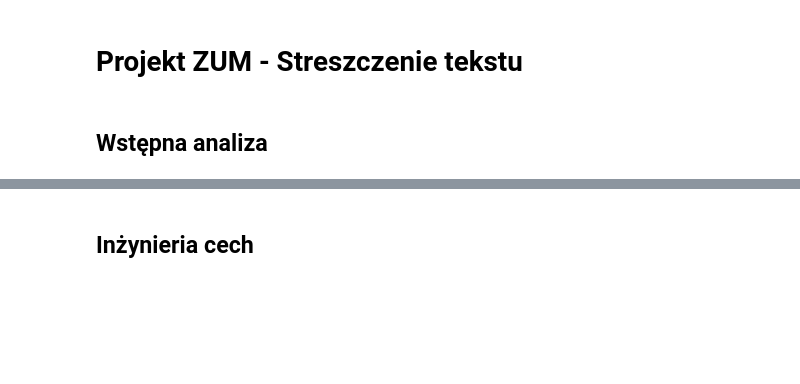
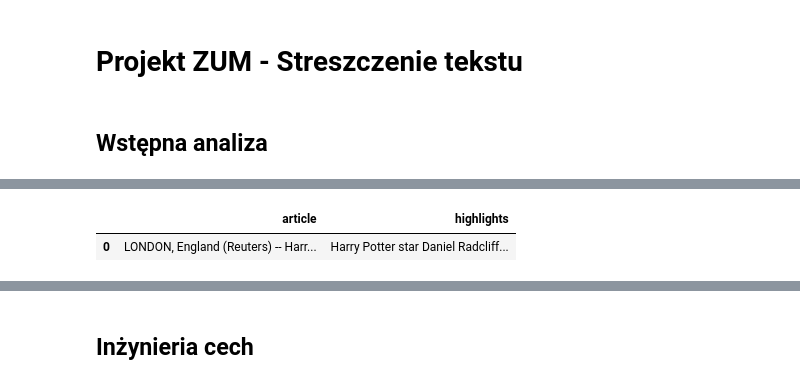
Before and after one commit to s30216/ZUM_projekt_streszczenie_tekstu, a Jupyter notebook: model.ipynb, the cells around one changed output, grey strips where cells are left out. Drawn from its saved outputs; the diff is of its cells as text; code cells hidden in the pictures; blank space fills up the shorter version.

```diff
--- a/model.ipynb
+++ b/model.ipynb
@@ -22,6 +69,9 @@ df_train
 # %%
 # wyświetlanie przykładowej pary tekst - streszczenie
-df_train.head(1)
+df_train.head(1)[["article", "highlights"]]
+# %% [output]
+|  | article | highlights |
+| 0 | LONDON, England (Reuters) -- Harr... | Harry Potter star Daniel Radcliff... |
 # %%
 # średnia długość tekstu i średnia długość streszczeń
 import numpy as np
```
Also changed, not shown: parts of 13 cells of this notebook.
